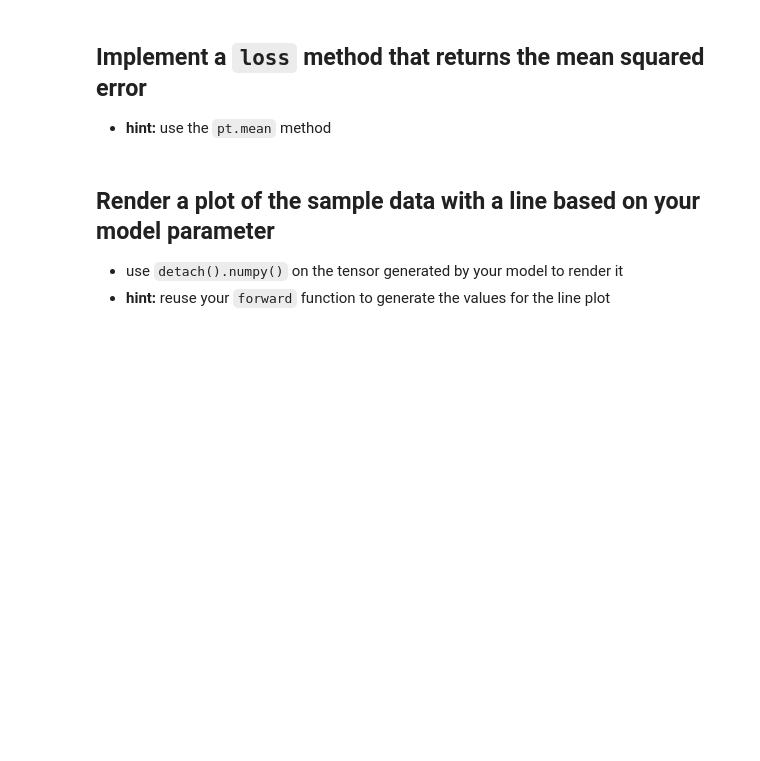
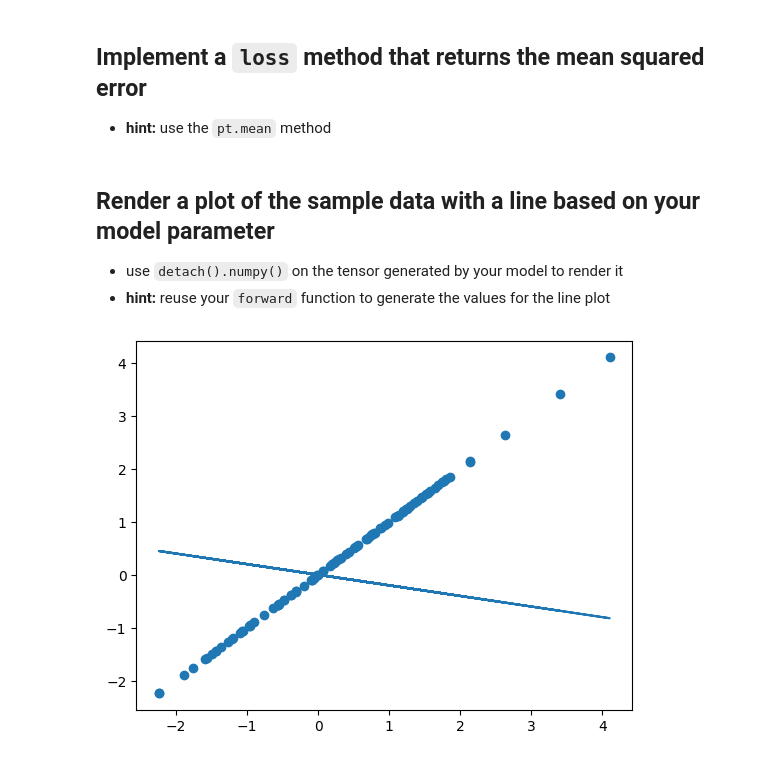
Before and after one commit to kishoremkv/gen-ai-fundamentals, a Jupyter notebook: day1/PyTorch_2_Exercise_Autograd_GPU.ipynb, the cells around one changed output. Cells and saved outputs as stored; diff of their text form; code cells hidden in the pictures; blank space fills up the shorter version.

```diff
--- a/day1/PyTorch_2_Exercise_Autograd_GPU.ipynb
+++ b/day1/PyTorch_2_Exercise_Autograd_GPU.ipynb
@@ -12,3 +42,8 @@ pt.manual_seed(0)
 # %% [markdown]
 ## Initialize the model parameter
 * **hint:** don't forget to set `requires_grad = True`
+# %%
+# prompt: Initialize the model parameter
+
+w = pt.randn(1, requires_grad=True)
+w
@@ -15,5 +52,8 @@ pt.manual_seed(0)
 # %% [markdown]
 ## Implement a `forward` method that returns the predicted values
+# %%
+def forward(x):
+  return w * x
 # %% [markdown]
 ## Implement a `loss` method that returns the mean squared error
 * **hint:** use the `pt.mean` method
@@ -21,3 +64,14 @@ pt.manual_seed(0)
 ## Render a plot of the sample data with a line based on your model parameter
 * use `detach().numpy()` on the tensor generated by your model to render it
 * **hint:** reuse your `forward` function to generate the values for the line plot
+# %%
+
+
+x = data
+y_pred = forward(x).detach().numpy()
+
+plt.scatter(data, data)
+plt.plot(x.numpy(), y_pred)
+plt.show()
+# %% [output]
+[figure, added]
```
Also changed, not shown: parts of 5 cells of this notebook.
